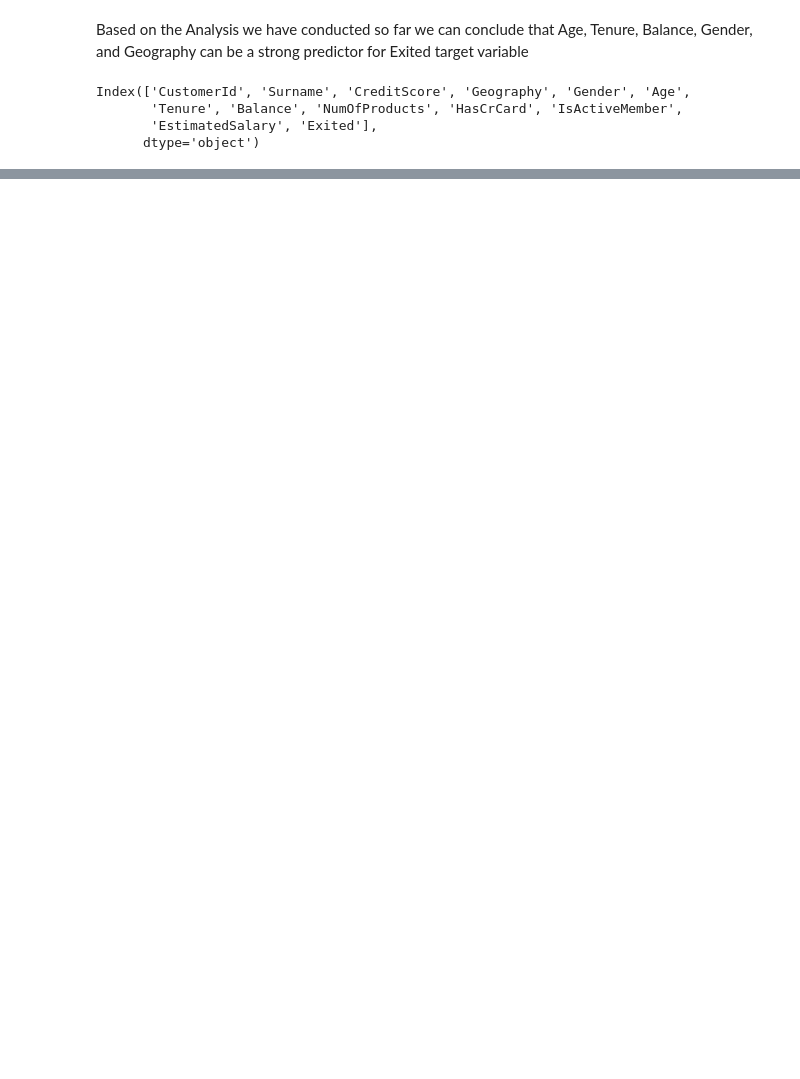
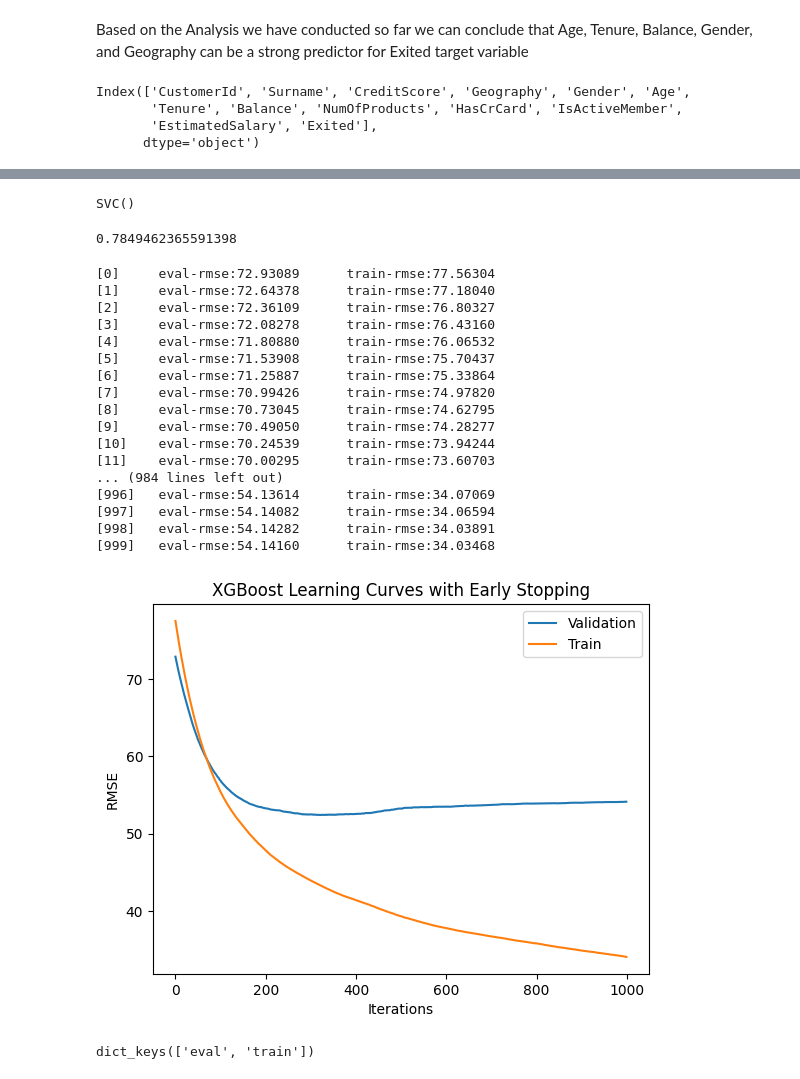
Before and after one commit to Aimal10/schulich_data_science_1, a Jupyter notebook: Assignment_solution/Daily-practice.ipynb/Day_1.ipynb, the cells around one changed output, grey strips where cells are left out. Drawn from its saved outputs; the diff is of its cells as text; code cells hidden in the pictures; blank space fills up the shorter version.

```diff
--- a/Assignment_solution/Daily-practice.ipynb/Day_1.ipynb
+++ b/Assignment_solution/Daily-practice.ipynb/Day_1.ipynb
@@ -533,0 +667,11 @@ ValueError: A given column is not a column of the dataframe
+# %%
+rs_svc.best_estimator_
+# %% [output]
+SVC()
+# %%
+svc_best = SVC()
+svc_best.fit(X_train_transformed,y_train)
+pred_svc_best = svc_best.predict(X_test_transformed)
+print(recall_score(pred_svc_best, y_test))
+# %% [output]
+0.7849462365591398
@@ -533,0 +681,52 @@ ValueError: A given column is not a column of the dataframe
+# %%
+data = load_diabetes()
+X = data.data
+y = data.target
+X_train, X_valid, y_train, y_valid = train_test_split(X, y, test_size=0.2, random_state=42)
+# %%
+dtrain= xgb.DMatrix(X_train,label= y_train)
+dvalid= xgb.DMatrix(X_valid, label= y_valid)
+# %%
+#Params
+param = {'max_depth' : 3, 'eta' : 0.01, 'objective' : 'reg:squarederror'}
+
+num_rounds= 1000
+evallist= [(dvalid, 'eval'), (dtrain, 'train') ]
+evals_result = {}  # Initialize an empty dictionary to store results
+bst = xgb.train(param, dtrain, num_rounds, evallist, early_stopping_rounds=10, evals_result=evals_result)
+
+# Plotting the learning curves
+epochs = len(evals_result['eval']['rmse'])
+x_axis = range(0, epochs)
+plt.figure()
+plt.plot(x_axis, evals_result['eval']['rmse'], label='Validation')
+plt.plot(x_axis, evals_result['train']['rmse'], label='Train')
+plt.legend()
+plt.ylabel('RMSE')
+plt.xlabel('Iterations')
+plt.title('XGBoost Learning Curves with Early Stopping')
+plt.show()
+# %% [output]
+[0]     eval-rmse:72.93089      train-rmse:77.56304
+[1]     eval-rmse:72.64378      train-rmse:77.18040
+[2]     eval-rmse:72.36109      train-rmse:76.80327
+[3]     eval-rmse:72.08278      train-rmse:76.43160
+[4]     eval-rmse:71.80880      train-rmse:76.06532
+[5]     eval-rmse:71.53908      train-rmse:75.70437
+[6]     eval-rmse:71.25887      train-rmse:75.33864
+[7]     eval-rmse:70.99426      train-rmse:74.97820
+[8]     eval-rmse:70.73045      train-rmse:74.62795
+[9]     eval-rmse:70.49050      train-rmse:74.28277
+[10]    eval-rmse:70.24539      train-rmse:73.94244
+[11]    eval-rmse:70.00295      train-rmse:73.60703
+... (984 lines left out)
+[996]   eval-rmse:54.13614      train-rmse:34.07069
+[997]   eval-rmse:54.14082      train-rmse:34.06594
+[998]   eval-rmse:54.14282      train-rmse:34.03891
+[999]   eval-rmse:54.14160      train-rmse:34.03468
+[figure, added]
+# %%
+import pandas as pd
+evals_result.keys()
+# %% [output]
+dict_keys(['eval', 'train'])
```
Also changed, not shown: parts of 33 cells of this notebook, 2 other files.
